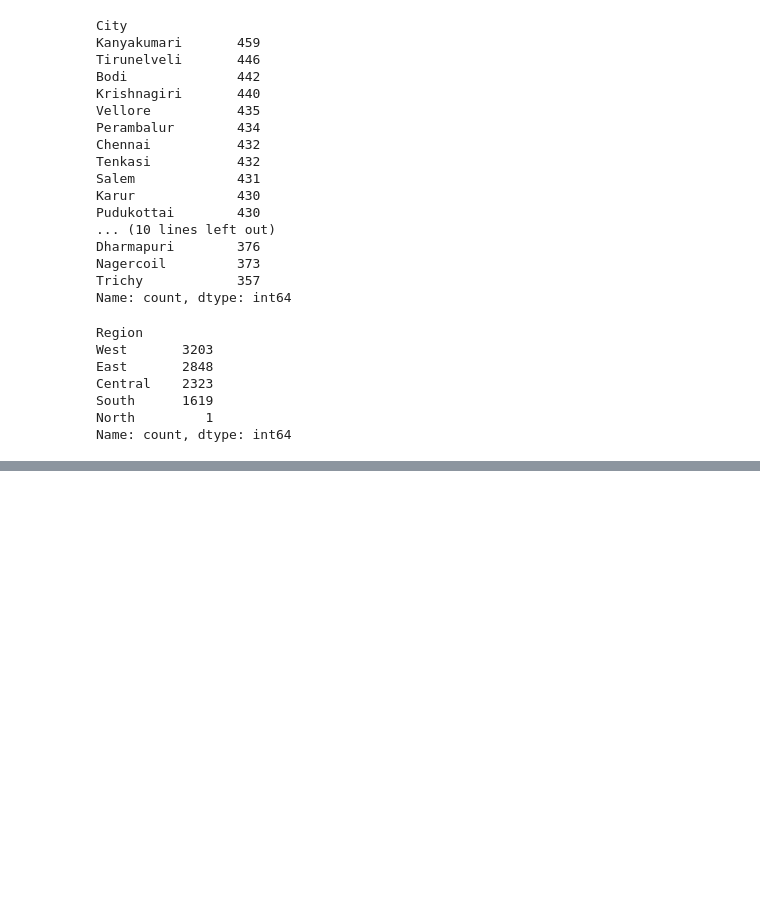
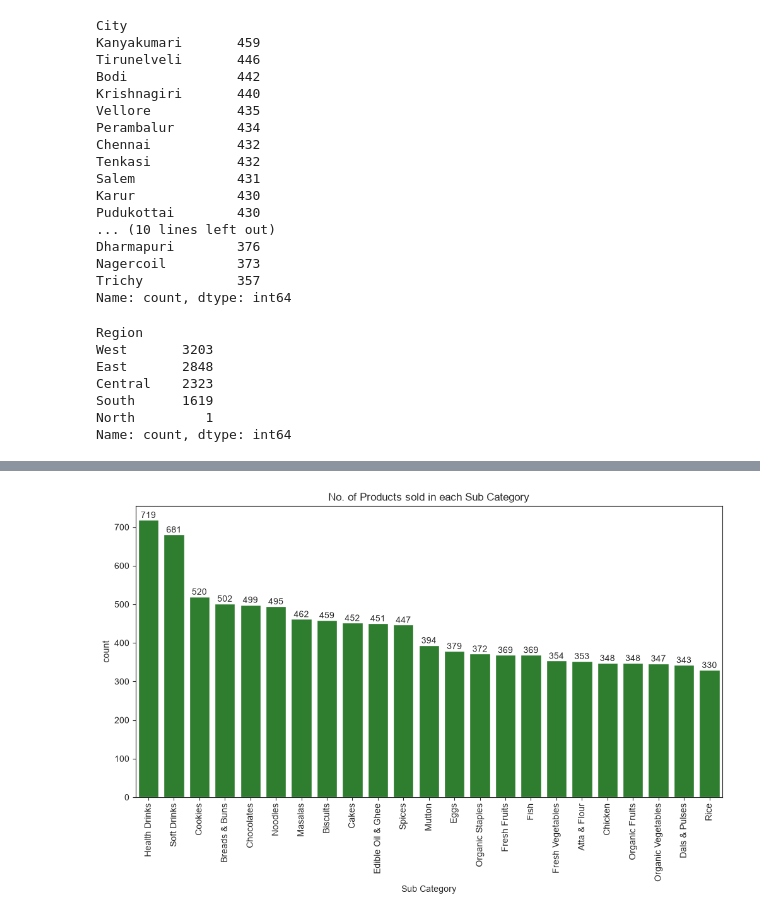
Before and after one commit to Crazy-shrabin/Supermarket-Sales-Analysis, a Jupyter notebook: Supermart_Grocery_Analysis.ipynb, the cells around one changed output, grey strips where cells are left out. Drawn from its saved outputs; the diff is of its cells as text; code cells hidden in the pictures; blank space fills up the shorter version.

```diff
--- a/Supermart_Grocery_Analysis.ipynb
+++ b/Supermart_Grocery_Analysis.ipynb
@@ -237,0 +800,9 @@ Name: count, dtype: int64
+# %%
+fig, ax = plt.subplots(figsize=(12, 6))
+sns.countplot(data=df, x="Sub Category", color="#228B22", order=df["Sub Category"].value_counts().index)
+ax.set_title("No. of Products sold in each Sub Category")
+ax.tick_params(axis='x', rotation=90)
+ax.bar_label(ax.containers[0], fontsize=10)
+plt.show()
+# %% [output]
+[figure, added]
```
Also changed, not shown: parts of 49 cells of this notebook.
